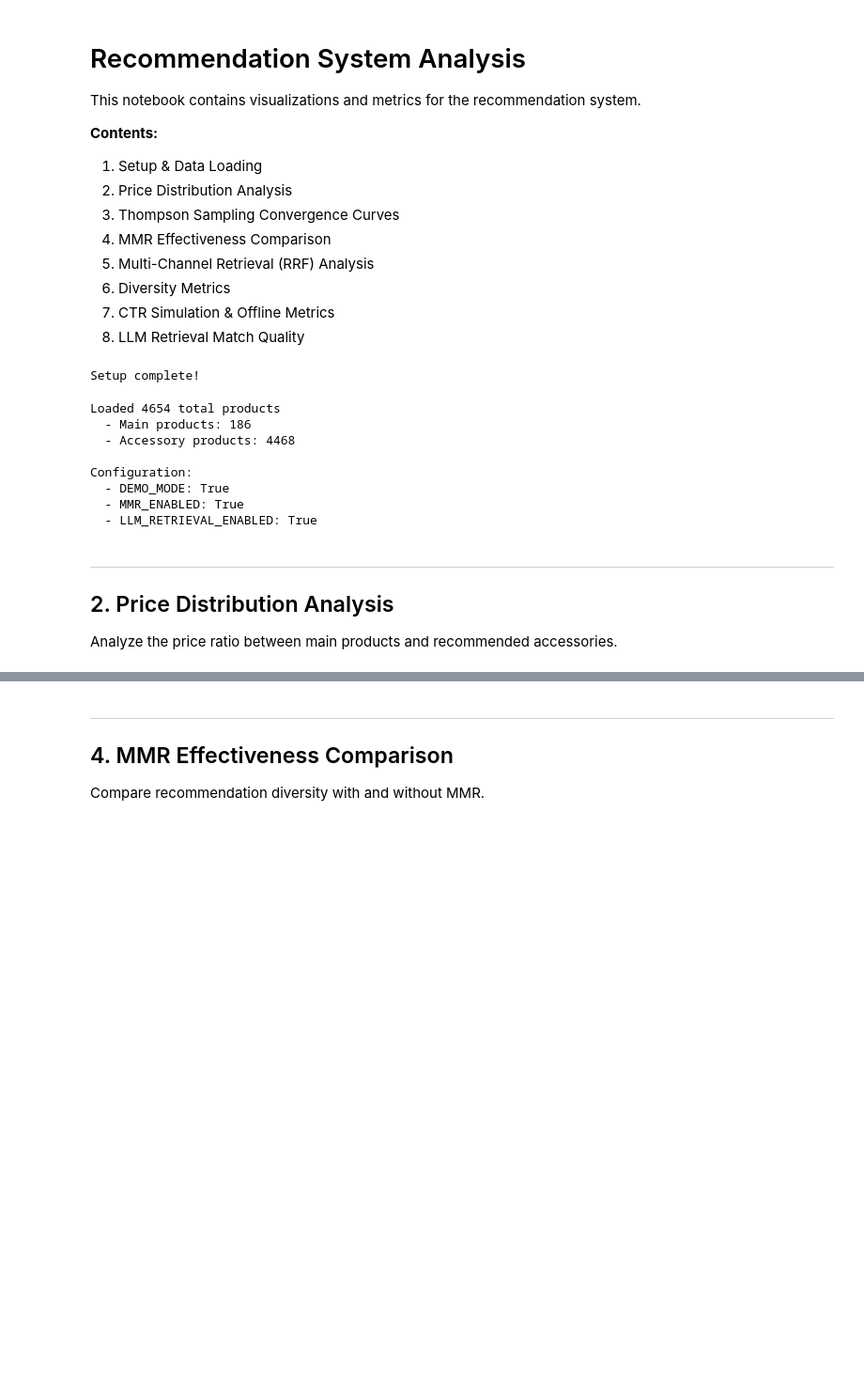
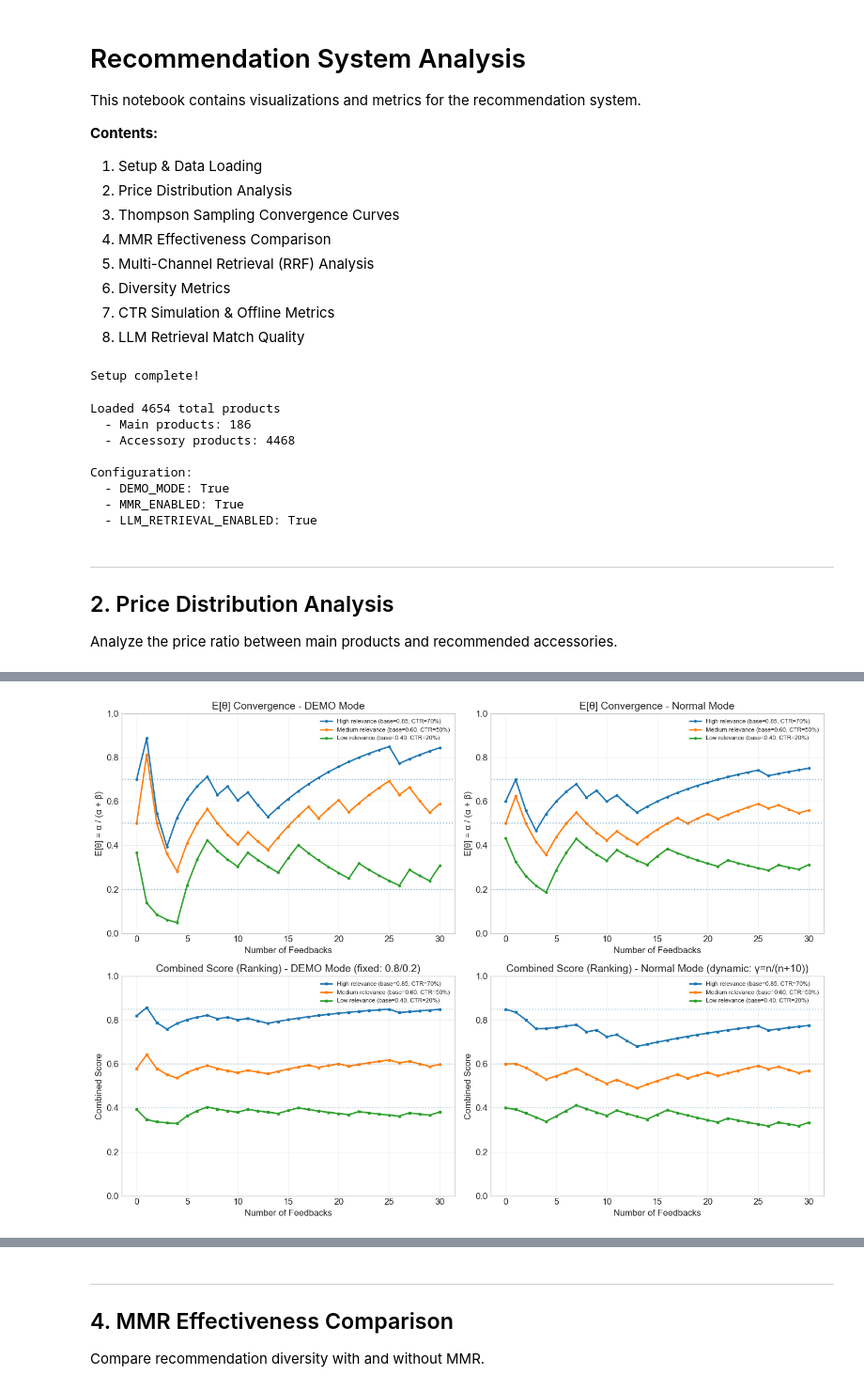
Before and after one commit to asaturovdg/SpbTechRun-2025, a Jupyter notebook: recsys/analysis.ipynb, the cells around one changed output, grey strips where cells are left out. Shown at 94% size. Drawn from its saved outputs; the diff is of its cells as text; code cells hidden in the pictures; blank space fills up the shorter version.

```diff
--- a/recsys/analysis.ipynb
+++ b/recsys/analysis.ipynb
@@ -331,0 +348,74 @@ print("- Both modes converge toward true CTR over time")
+# %%
+# Cell 6: TS Convergence Visualization (Two plots: E[θ] and Combined Score)
+
+fig, axes = plt.subplots(2, 2, figsize=(14, 10))
+
+# Row 1: E[θ] = α/(α+β) - Raw Thompson Sampling expected value
+# Row 2: Combined Score - What actually affects ranking
+
+for col, mode in enumerate(['demo', 'normal']):
+    ax_theta = axes[0, col]  # Top row: E[θ]
+    ax_combined = axes[1, col]  # Bottom row: Combined score
+
+    for scenario in scenarios:
+        result = simulate_ts_convergence(
+            init_similarity=scenario['init_sim'],
+            true_ctr=scenario['true_ctr'],
+            base_score=scenario['base_score'],
+            n_feedbacks=n_feedbacks,
+            mode=mode
+        )
+
+        # Plot E[θ]
+        ax_theta.plot(range(len(result['expected_theta'])), result['expected_theta'],
+                      label=scenario['label'],
+                      linewidth=2, marker='o', markersize=3)
+        ax_theta.axhline(y=scenario['true_ctr'], linestyle=':', alpha=0.5)
+
+        # Plot Combined Score
+        ax_combined.plot(range(len(result['combined_score'])), result['combined_score'],
+                         label=scenario['label'],
+                         linewidth=2, marker='s', markersize=3)
+        # Add horizontal line for base_score (what combined starts from in Normal mode)
+        ax_combined.axhline(y=scenario['base_score'], linestyle=':', alpha=0.3)
+
+    mode_name = 'DEMO Mode' if mode == 'demo' else 'Normal Mode'
+
+    # Configure E[θ] plot (top)
+    weight_str = '(fixed: 0.8/0.2)' if mode == 'demo' else '(dynamic: γ=n/(n+10))'
+    ax_theta.set_title(f'E[θ] Convergence - {mode_name}')
+    ax_theta.set_xlabel('Number of Feedbacks')
+    ax_theta.set_ylabel('E[θ] = α / (α + β)')
+    ax_theta.set_ylim(0, 1)
+    ax_theta.legend(loc='best', fontsize=8)
+    ax_theta.grid(True, alpha=0.3)
+
+    # Configure Combined Score plot (bottom)
+    ax_combined.set_title(f'Combined Score (Ranking) - {mode_name} {weight_str}')
+    ax_combined.set_xlabel('Number of Feedbacks')
+    ax_combined.set_ylabel('Combined Score')
+    ax_combined.set_ylim(0, 1)
+    ax_combined.legend(loc='best', fontsize=8)
+    ax_combined.grid(True, alpha=0.3)
+
+plt.tight_layout()
+plt.savefig('temp/ts_convergence.png', dpi=150, bbox_inches='tight')
+plt.show()
+
+print("\n=== Key Observations ===")
+print("Top row (E[θ]): Raw TS expected value - converges toward true CTR")
+print("Bottom row (Combined Score): What actually affects ranking")
+print("")
+print("DEMO mode:")
+print("  - E[θ] changes fast (update=10.0)")
+print("  - Combined score changes by max ±20% (fixed 0.8/0.2 weights)")
+print("  - Good for demo: visible learning, but base_score still dominates")
+print("")
+print("Normal mode:")
+print("  - E[θ] changes slowly (update=1.0)")
+print("  - Combined starts at base_score (γ=0), gradually shifts to E[θ]")
+print("  - Cold start: rely on base_score; with feedback: rely on TS")
+print("  - After 10 feedbacks: γ=0.5 (half TS, half base)")
+print("  - After 30 feedbacks: γ=0.75 (TS dominates)")
+# %% [output]
+[figure, added]
```
Also changed, not shown: parts of 12 cells of this notebook, 5 other files.
